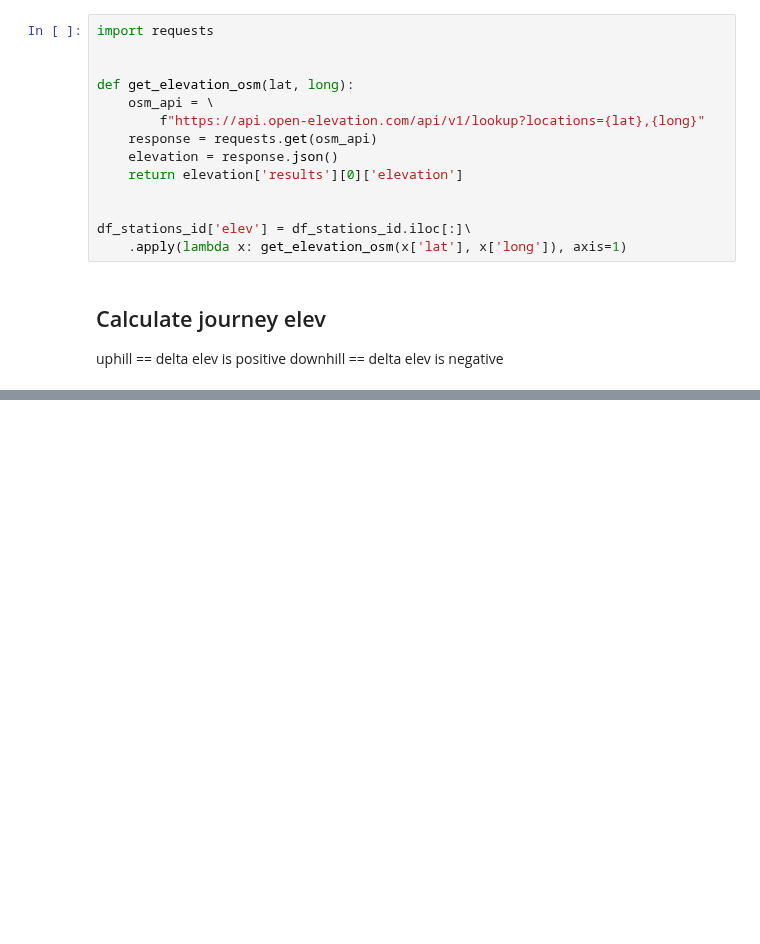
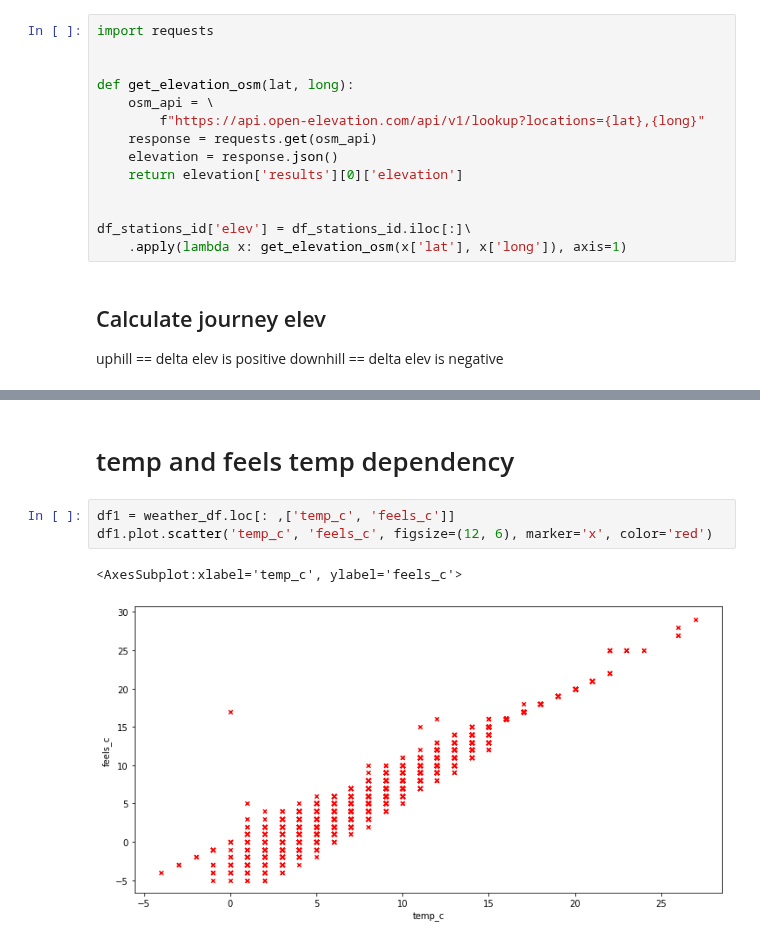
Before and after one commit to daim77/python_BI_analysis_bike_sharing, a Jupyter notebook: results.ipynb, the cells around one changed output, grey strips where cells are left out. Drawn from its saved outputs; the diff is of its cells as text; blank space fills up the shorter version.

```diff
--- a/results.ipynb
+++ b/results.ipynb
@@ -136,0 +207,8 @@ df2.plot.scatter('start_station_id', 'end_station_id', figsize=(12, 6), marker='
+# %% [markdown]
+# temp and feels temp dependency
+# %%
+df1 = weather_df.loc[: ,['temp_c', 'feels_c']]
+df1.plot.scatter('temp_c', 'feels_c', figsize=(12, 6), marker='x', color='red')
+# %% [output]
+<AxesSubplot:xlabel='temp_c', ylabel='feels_c'>
+[figure, added]
```
Also changed, not shown: parts of 12 cells of this notebook.
